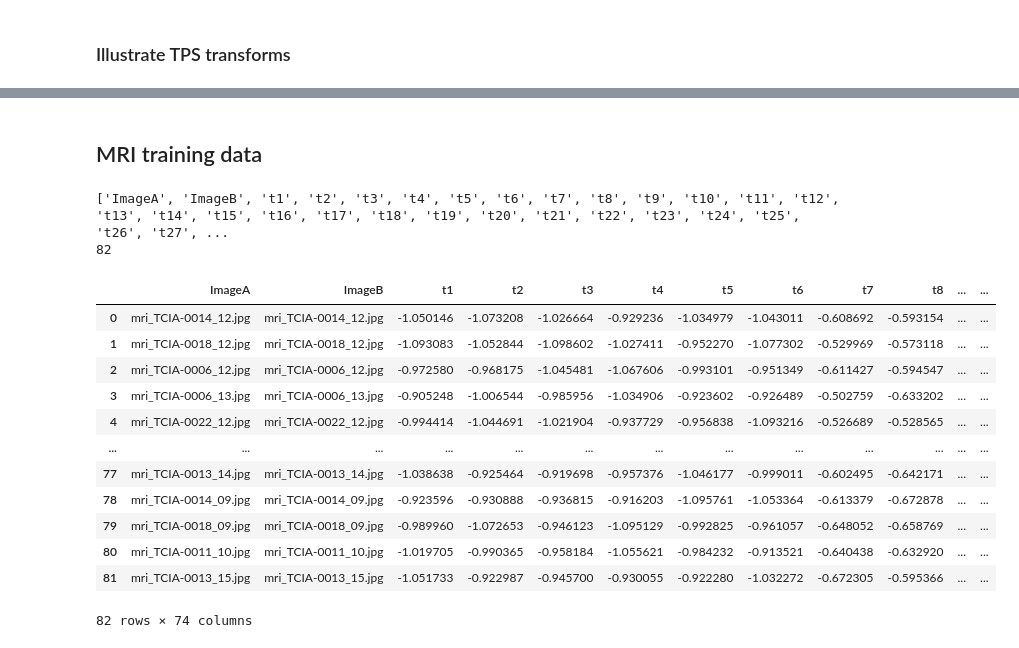
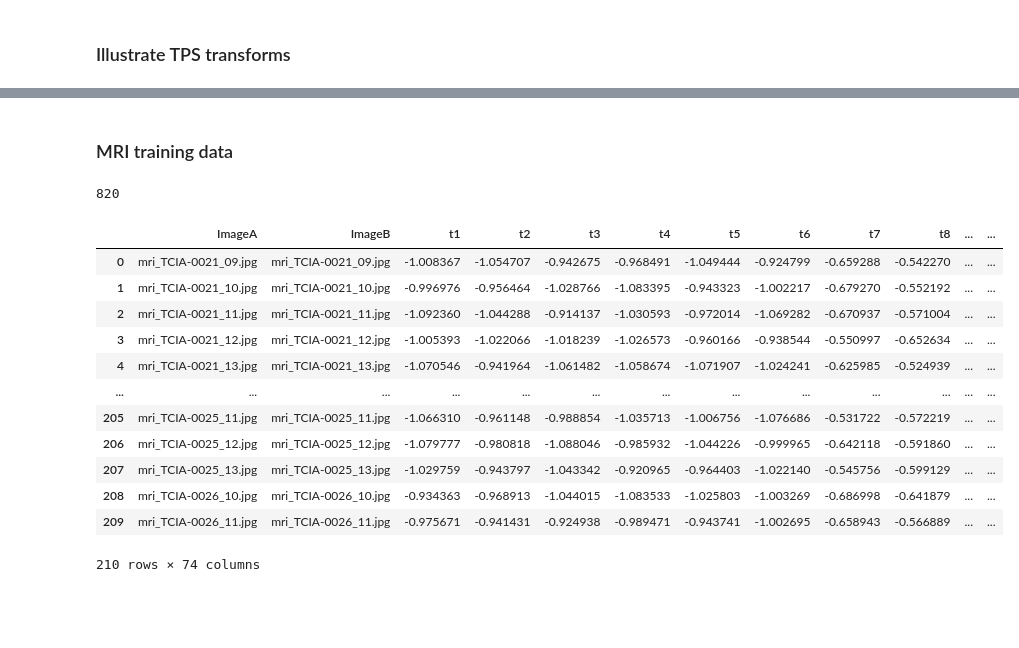
Before and after one commit to Martamasramon/ProsRegNet, a Jupyter notebook: analyse_training_transforms.ipynb, the cells around one changed output, grey strips where cells are left out. Cells and saved outputs as stored; diff of their text form; code cells hidden in the pictures; blank space fills up the shorter version.

```diff
--- a/analyse_training_transforms.ipynb
+++ b/analyse_training_transforms.ipynb
@@ -104,18 +132,19 @@ histo = {
     'HMU_067_MS': ['A1','A2','A3','A4','A5','A6','A7']
 }
 
-for name in file_names:
-    histo_slices = in_vivo[name]
-    for slice in histo_slices:
-        image_name  = name + str(slice) + '_segmented.png'
-        new_row     = random_transform(transforms_pd, image_name)
+for i in range(10):
+    for name in file_names:
+        histo_slices = histo[name]
+        for slice in histo_slices:
+            image_name  = name + str(slice) + '_segmented.png'
+            new_row     = random_transform(transforms_pd, image_name)
 
-        new_row_pd       = pd.DataFrame.from_dict(new_row)
-        updated_train_pd = pd.concat((updated_train_pd, new_row_pd), ignore_index=True)
+            new_row_pd       = pd.DataFrame.from_dict(new_row)
+            updated_train_pd = pd.concat((updated_train_pd, new_row_pd), ignore_index=True)
 
-        number_samples += 1
+            number_samples += 1
 
 print(number_samples)
 updated_train_pd
 
-updated_train_pd.to_csv('training_data/tps/train_updated.csv', index=False)
+updated_train_pd.to_csv('training_data/tps/train_updated_47.csv', index=False)
@@ -169,42 +277,49 @@ warped:  torch.Size([1, 3, 1024, 1024])
 # %% [markdown]
-## MRI training data
+### MRI training data
 # %%
 import glob
 
 columns = ['ImageA','ImageB']
 for i in range(1,73):
     columns.append('t' + str(i))
 
-print(columns)
-mri_pd = pd.DataFrame(columns=columns)
+train_mri_pd = pd.DataFrame(columns=columns)
+test_mri_pd  = pd.DataFrame(columns=columns)
 
 number_samples   = 0
 
-file_names =  [i[20:] for i in glob.glob('./datasets/training/mri_*')]
+file_names =  [i[20:] for i in sorted(glob.glob('./datasets/training/mri_*'))]
 
-for name in file_names:
-    new_row     = random_transform(transforms_pd, name)
-    new_row_pd  = pd.DataFrame.from_dict(new_row)
-    mri_pd      = pd.concat((mri_pd, new_row_pd), ignore_index=True)
+for i in range(10):
+    count = 0
+    for name in file_names:
+        new_row     = random_transform(transforms_pd, name)
+        new_row_pd  = pd.DataFrame.from_dict(new_row)
 
-    number_samples += 1
+        if count < 61:
+            train_mri_pd = pd.concat((train_mri_pd, new_row_pd), ignore_index=True)
+        else:
+            test_mri_pd  = pd.concat((test_mri_pd, new_row_pd), ignore_index=True)
+
+        number_samples += 1
+        count          += 1
 
 print(number_samples)
-mri_pd.to_csv('training_data/tps/mri_train.csv', index=False)
-mri_pd
+train_mri_pd.to_csv('training_data/tps/mri_train.csv', index=False)
+test_mri_pd.to_csv('training_data/tps/mri_test.csv', index=False)
+test_mri_pd
 # %% [output]
-['ImageA', 'ImageB', 't1', 't2', 't3', 't4', 't5', 't6', 't7', 't8', 't9', 't10', 't11', 't12', 't13', 't14', 't15', 't16', 't17', 't18', 't19', 't20', 't21', 't22', 't23', 't24', 't25', 't26', 't27', ...
-82
+820
 |  | ImageA | ImageB | t1 | t2 | t3 | t4 | t5 | t6 | t7 | t8 | ... | ... |
-| 0 | mri_TCIA-0014_12.jpg | mri_TCIA-0014_12.jpg | -1.050146 | -1.073208 | -1.026664 | -0.929236 | -1.034979 | -1.043011 | -0.608692 | -0.593154 | ... | ... |
-| 1 | mri_TCIA-0018_12.jpg | mri_TCIA-0018_12.jpg | -1.093083 | -1.052844 | -1.098602 | -1.027411 | -0.952270 | -1.077302 | -0.529969 | -0.573118 | ... | ... |
-| 2 | mri_TCIA-0006_12.jpg | mri_TCIA-0006_12.jpg | -0.972580 | -0.968175 | -1.045481 | -1.067606 | -0.993101 | -0.951349 | -0.611427 | -0.594547 | ... | ... |
-| 3 | mri_TCIA-0006_13.jpg | mri_TCIA-0006_13.jpg | -0.905248 | -1.006544 | -0.985956 | -1.034906 | -0.923602 | -0.926489 | -0.502759 | -0.633202 | ... | ... |
-| 4 | mri_TCIA-0022_12.jpg | mri_TCIA-0022_12.jpg | -0.994414 | -1.044691 | -1.021904 | -0.937729 | -0.956838 | -1.093216 | -0.526689 | -0.528565 | ... | ... |
+| 0 | mri_TCIA-0021_09.jpg | mri_TCIA-0021_09.jpg | -1.008367 | -1.054707 | -0.942675 | -0.968491 | -1.049444 | -0.924799 | -0.659288 | -0.542270 | ... | ... |
+| 1 | mri_TCIA-0021_10.jpg | mri_TCIA-0021_10.jpg | -0.996976 | -0.956464 | -1.028766 | -1.083395 | -0.943323 | -1.002217 | -0.679270 | -0.552192 | ... | ... |
+| 2 | mri_TCIA-0021_11.jpg | mri_TCIA-0021_11.jpg | -1.092360 | -1.044288 | -0.914137 | -1.030593 | -0.972014 | -1.069282 | -0.670937 | -0.571004 | ... | ... |
+| 3 | mri_TCIA-0021_12.jpg | mri_TCIA-0021_12.jpg | -1.005393 | -1.022066 | -1.018239 | -1.026573 | -0.960166 | -0.938544 | -0.550997 | -0.652634 | ... | ... |
+| 4 | mri_TCIA-0021_13.jpg | mri_TCIA-0021_13.jpg | -1.070546 | -0.941964 | -1.061482 | -1.058674 | -1.071907 | -1.024241 | -0.625985 | -0.524939 | ... | ... |
 | ... | ... | ... | ... | ... | ... | ... | ... | ... | ... | ... | ... | ... |
-| 77 | mri_TCIA-0013_14.jpg | mri_TCIA-0013_14.jpg | -1.038638 | -0.925464 | -0.919698 | -0.957376 | -1.046177 | -0.999011 | -0.602495 | -0.642171 | ... | ... |
-| 78 | mri_TCIA-0014_09.jpg | mri_TCIA-0014_09.jpg | -0.923596 | -0.930888 | -0.936815 | -0.916203 | -1.095761 | -1.053364 | -0.613379 | -0.672878 | ... | ... |
-| 79 | mri_TCIA-0018_09.jpg | mri_TCIA-0018_09.jpg | -0.989960 | -1.072653 | -0.946123 | -1.095129 | -0.992825 | -0.961057 | -0.648052 | -0.658769 | ... | ... |
-| 80 | mri_TCIA-0011_10.jpg | mri_TCIA-0011_10.jpg | -1.019705 | -0.990365 | -0.958184 | -1.055621 | -0.984232 | -0.913521 | -0.640438 | -0.632920 | ... | ... |
-| 81 | mri_TCIA-0013_15.jpg | mri_TCIA-0013_15.jpg | -1.051733 | -0.922987 | -0.945700 | -0.930055 | -0.922280 | -1.032272 | -0.672305 | -0.595366 | ... | ... |
+| 205 | mri_TCIA-0025_11.jpg | mri_TCIA-0025_11.jpg | -1.066310 | -0.961148 | -0.988854 | -1.035713 | -1.006756 | -1.076686 | -0.531722 | -0.572219 | ... | ... |
+| 206 | mri_TCIA-0025_12.jpg | mri_TCIA-0025_12.jpg | -1.079777 | -0.980818 | -1.088046 | -0.985932 | -1.044226 | -0.999965 | -0.642118 | -0.591860 | ... | ... |
+| 207 | mri_TCIA-0025_13.jpg | mri_TCIA-0025_13.jpg | -1.029759 | -0.943797 | -1.043342 | -0.920965 | -0.964403 | -1.022140 | -0.545756 | -0.599129 | ... | ... |
+| 208 | mri_TCIA-0026_10.jpg | mri_TCIA-0026_10.jpg | -0.934363 | -0.968913 | -1.044015 | -1.083533 | -1.025803 | -1.003269 | -0.686998 | -0.641879 | ... | ... |
+| 209 | mri_TCIA-0026_11.jpg | mri_TCIA-0026_11.jpg | -0.975671 | -0.941431 | -0.924938 | -0.989471 | -0.943741 | -1.002695 | -0.658943 | -0.566889 | ... | ... |
-82 rows × 74 columns
+210 rows × 74 columns
```
Also changed, not shown: parts of 9 cells of this notebook, 2 other files.
